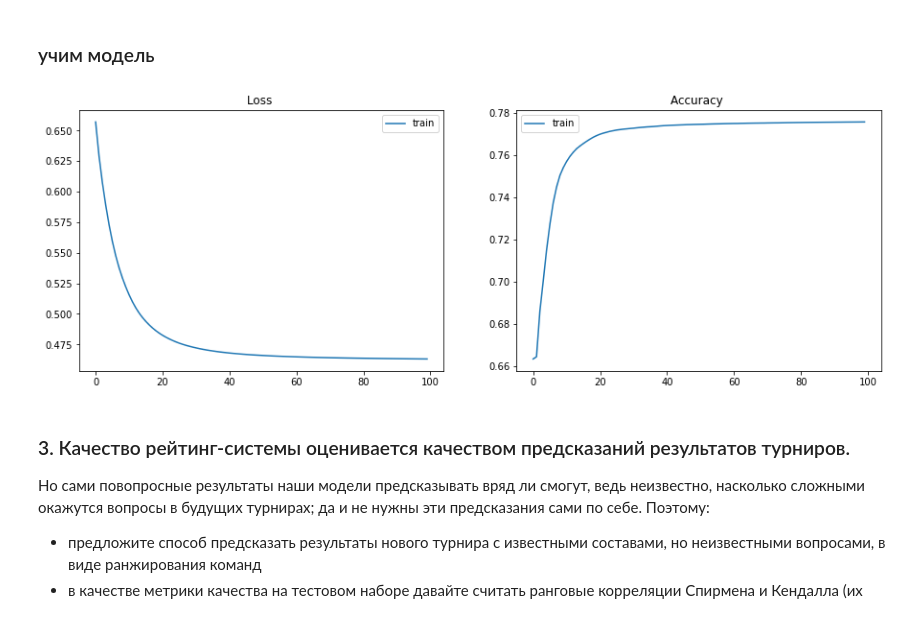
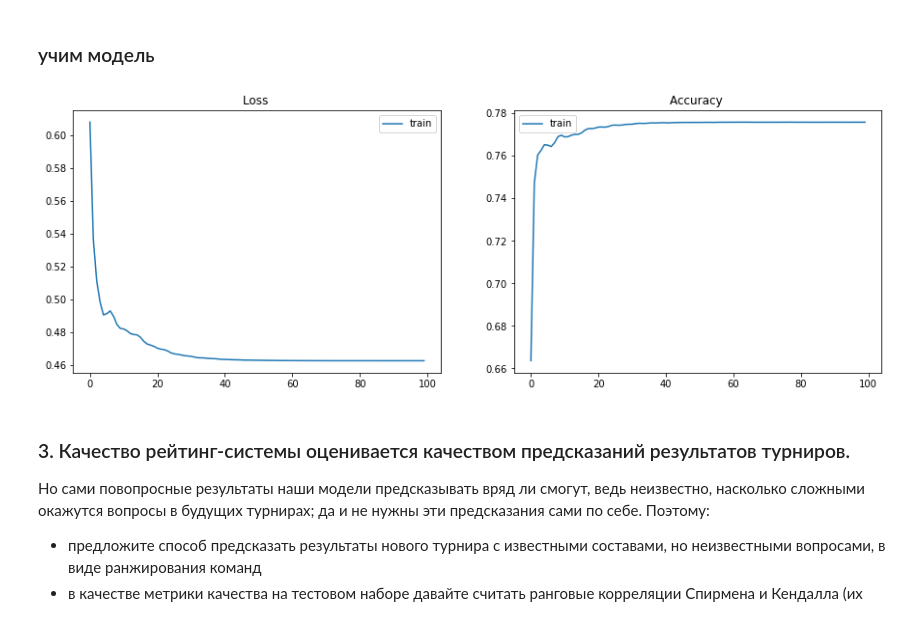
Before and after one commit to sashastds/made, a Jupyter notebook: Nalitkin-AS - Advanced_ML - HW2.ipynb, the cells around one changed output. Cells and saved outputs as stored; diff of their text form; code cells hidden in the pictures.

```diff
--- a/Nalitkin-AS - Advanced_ML - HW2.ipynb
+++ b/Nalitkin-AS - Advanced_ML - HW2.ipynb
@@ -432,5 +432,5 @@ tour_type_ohe.fit(train_questions_records[['tournament_type']])
 tour_ohe = OneHotEncoder()
 tour_ohe.fit(train_questions_records[['tournament_id']])
 question_tour_ohe = OneHotEncoder()
-question_tour_ohe.fit((train_questions_records['tournament_id'].astype(str) + train_questions_records['question_index'].astype(str))[:, None])
+question_tour_ohe.fit((train_questions_records['tournament_id'].astype(str) + '__' + train_questions_records['question_index'].astype(str))[:, None])
 # %% [output]
@@ -447,7 +447,7 @@ def get_features(df, tournament = False, tournament_type = True, question = True
     if question:
         features.append(scipy.sparse.csr.csr_matrix(df[['players_question_complexity', 'teams_question_complexity']]))
     if question_tournament:
-        features.append(question_tour_ohe.transform((df['tournament_id'].astype(str) + df['question_index'].astype(str))[:, None]))
+        features.append(question_tour_ohe.transform((df['tournament_id'].astype(str) + '__' + df['question_index'].astype(str))[:, None]))
     return scipy.sparse.hstack(features)
 
 # get_features_test = partial(get_features, question = False)
@@ -617,20 +617,20 @@ Wall time: 28.2 s
 # %%
 input_dim = X.shape[1]
 model = LogisticRegression(input_dim)
 
 print(model)
 
-optimizer = torch.optim.Adam(model.parameters(), lr = 1e-1)
+optimizer = torch.optim.AdamW(model.parameters(), lr = 5e-1)
 
 model = train_model(model, X, y, optimizer,
                     device=DEVICE, clip = 1,
                     batch_size = None,
                     # batch_size = int(1e6),
                     n_iterations = 100, calc_acc = True)
 
 model = model.cpu()
 # %% [output]
-[figure, old version]
+[figure, new version]
 # %% [markdown]
 ### 3. Качество рейтинг-системы оценивается качеством предсказаний результатов турниров.
 
```
Also changed, not shown: parts of 8 cells of this notebook.
